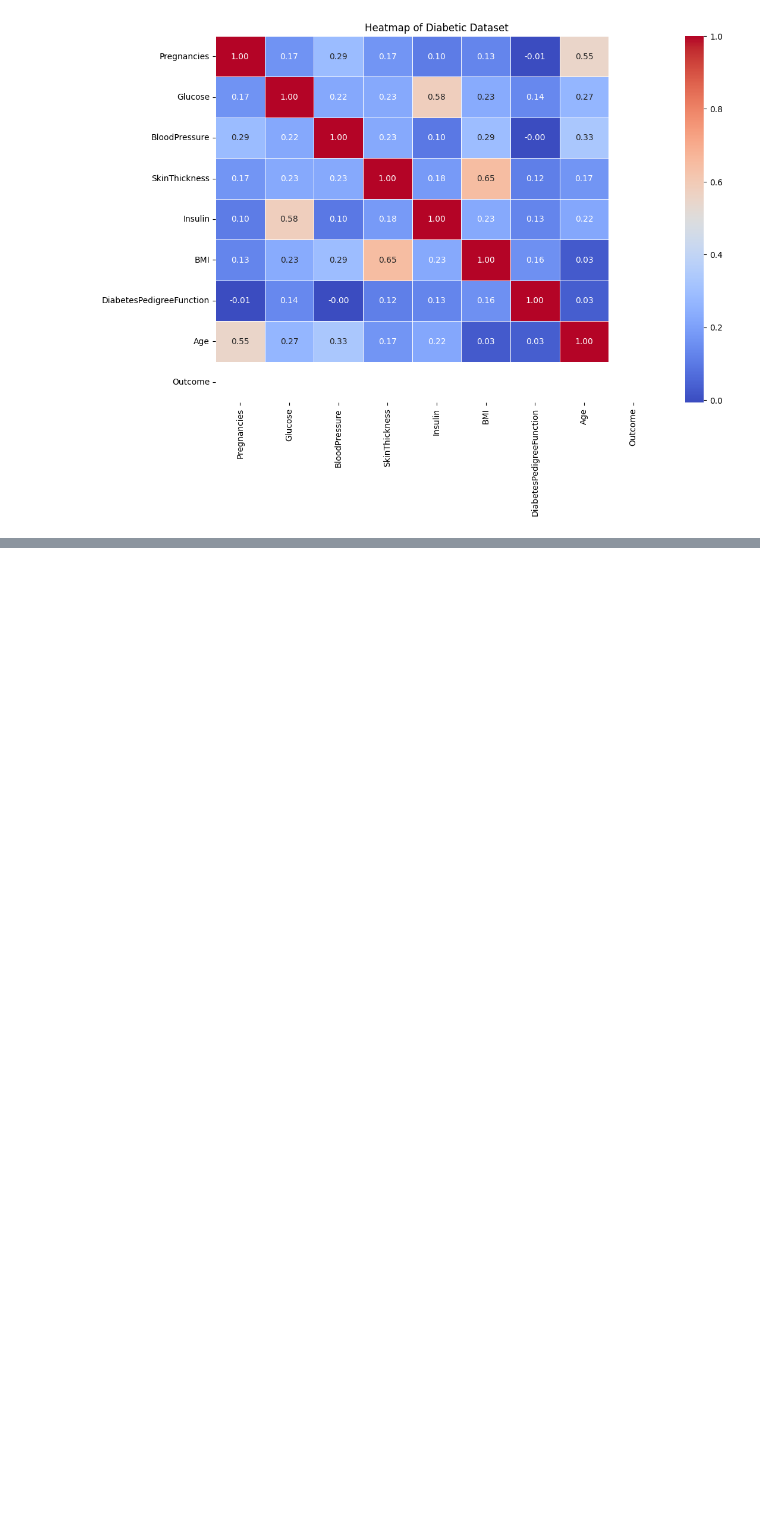
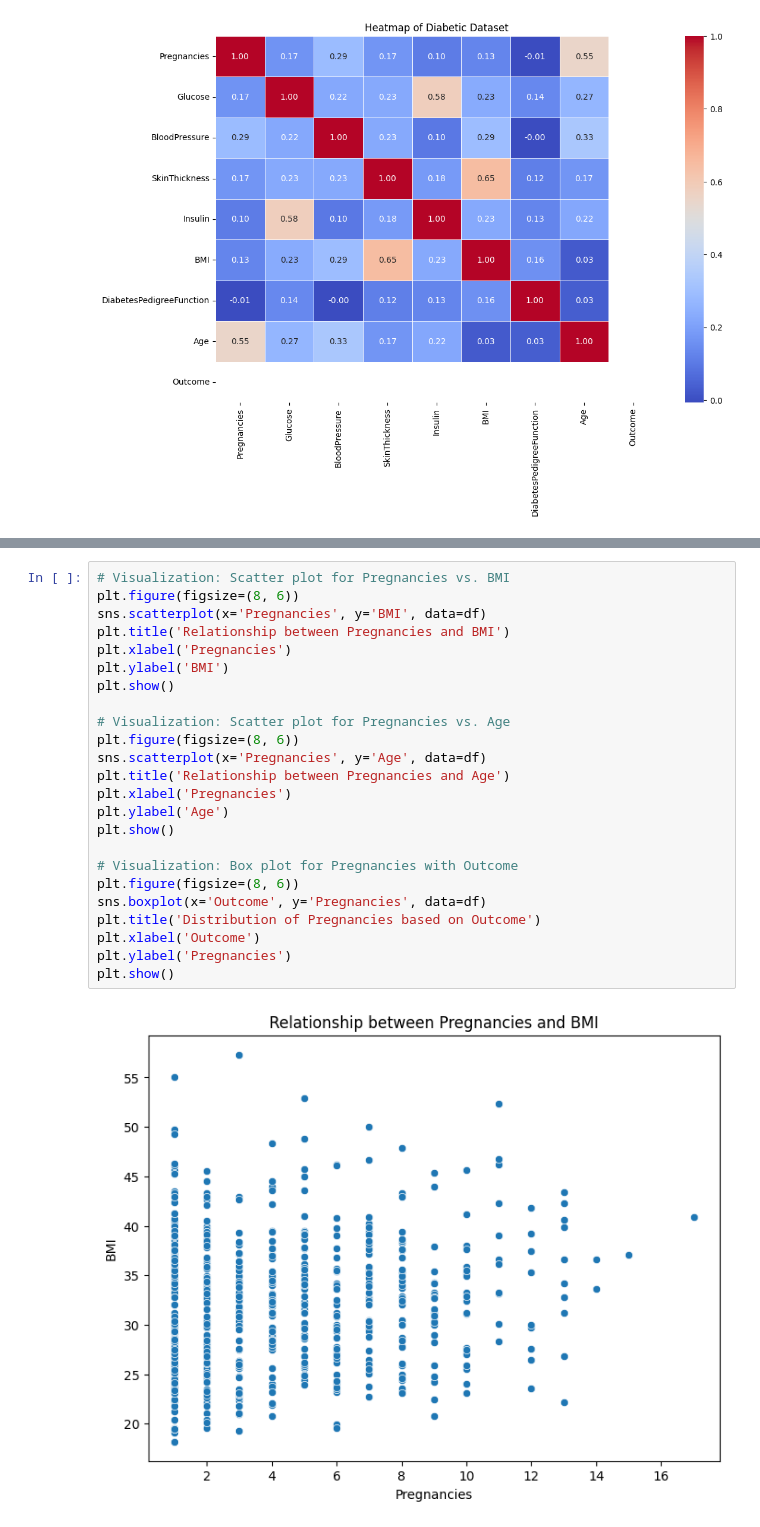
Before and after one commit to qurat-shakeel/Data-Analysis, a Jupyter notebook: Diabetes_dataset.ipynb, the cells around one changed output, grey strips where cells are left out. Cells and saved outputs as stored; diff of their text form; blank space fills up the shorter version.

```diff
--- a/Diabetes_dataset.ipynb
+++ b/Diabetes_dataset.ipynb
@@ -324,0 +355,26 @@ plt.show()
+# %%
+# Visualization: Scatter plot for Pregnancies vs. BMI
+plt.figure(figsize=(8, 6))
+sns.scatterplot(x='Pregnancies', y='BMI', data=df)
+plt.title('Relationship between Pregnancies and BMI')
+plt.xlabel('Pregnancies')
+plt.ylabel('BMI')
+plt.show()
+
+# Visualization: Scatter plot for Pregnancies vs. Age
+plt.figure(figsize=(8, 6))
+sns.scatterplot(x='Pregnancies', y='Age', data=df)
+plt.title('Relationship between Pregnancies and Age')
+plt.xlabel('Pregnancies')
+plt.ylabel('Age')
+plt.show()
+
+# Visualization: Box plot for Pregnancies with Outcome
+plt.figure(figsize=(8, 6))
+sns.boxplot(x='Outcome', y='Pregnancies', data=df)
+plt.title('Distribution of Pregnancies based on Outcome')
+plt.xlabel('Outcome')
+plt.ylabel('Pregnancies')
+plt.show()
+# %% [output]
+[figure, added]
```
Also changed, not shown: parts of 2 cells of this notebook, 1 other file.
